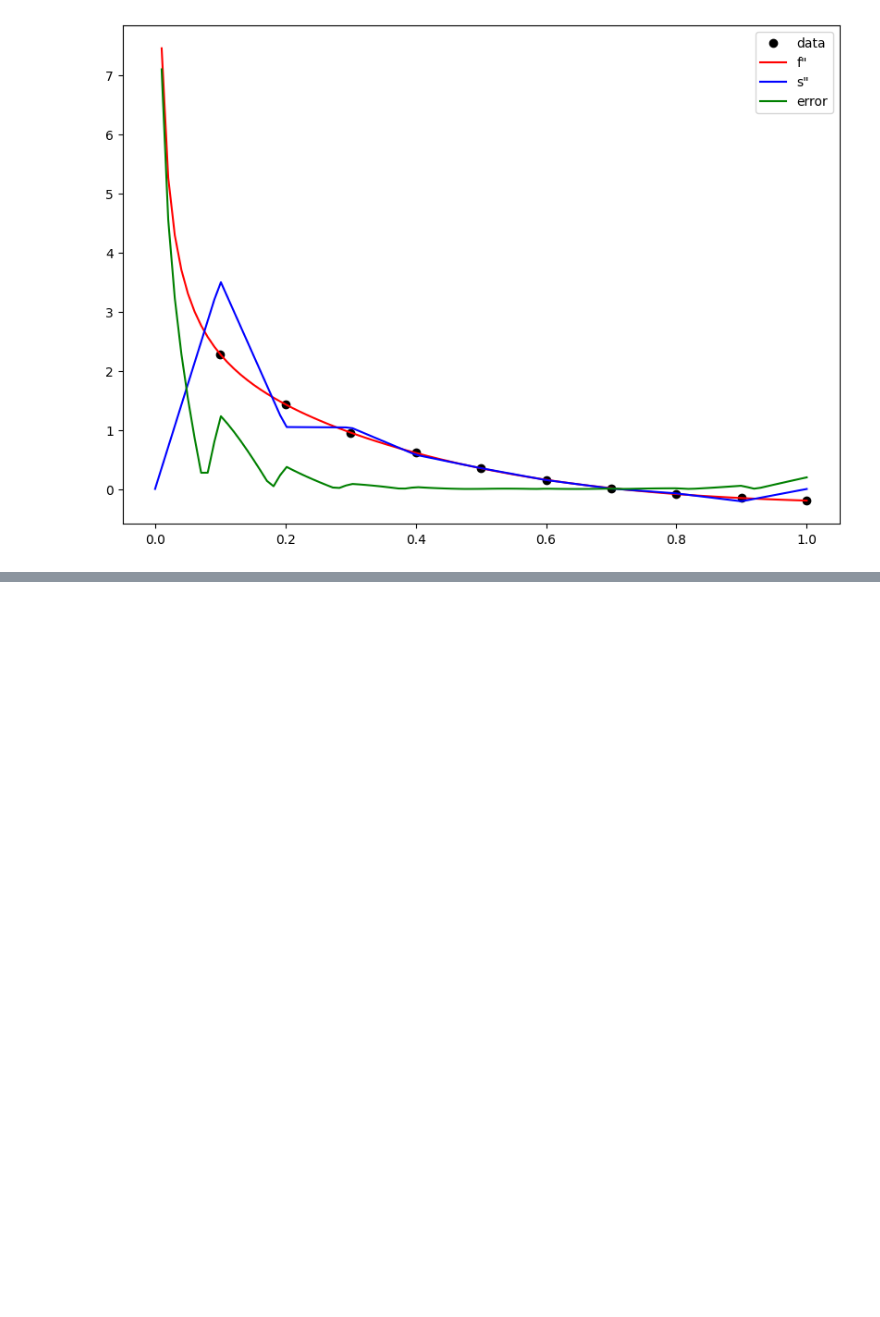
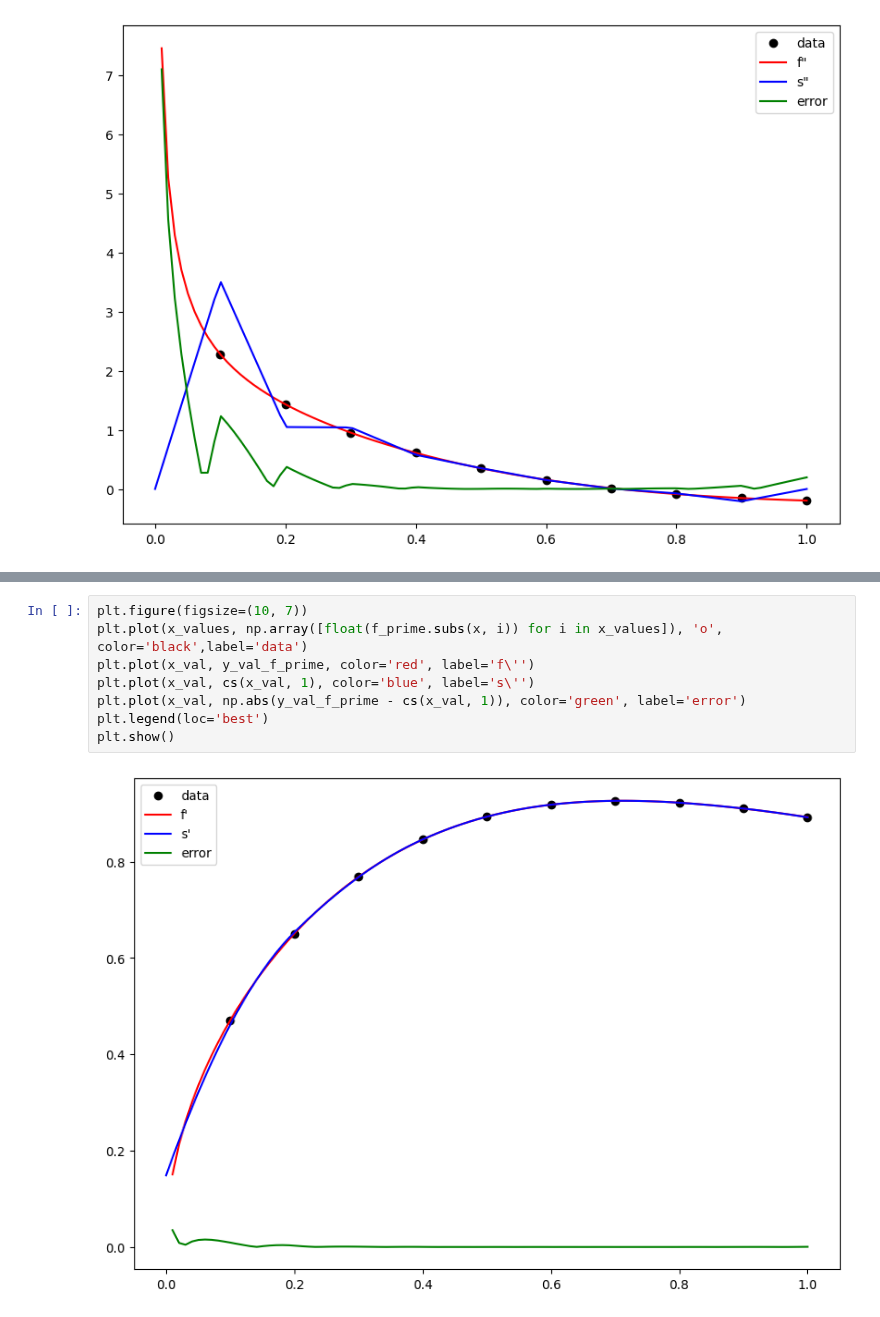
Before and after one commit to pooyanosk1382/numericalAnalysis, a Jupyter notebook: Spline.ipynb, the cells around one changed output, grey strips where cells are left out. Drawn from its saved outputs; the diff is of its cells as text; blank space fills up the shorter version.

```diff
--- a/Spline.ipynb
+++ b/Spline.ipynb
@@ -143,0 +159,10 @@ plt.show()
+# %%
+plt.figure(figsize=(10, 7))
+plt.plot(x_values, np.array([float(f_prime.subs(x, i)) for i in x_values]), 'o', color='black',label='data')
+plt.plot(x_val, y_val_f_prime, color='red', label='f\'')
+plt.plot(x_val, cs(x_val, 1), color='blue', label='s\'')
+plt.plot(x_val, np.abs(y_val_f_prime - cs(x_val, 1)), color='green', label='error')
+plt.legend(loc='best')
+plt.show()
+# %% [output]
+[figure, added]
```
Also changed, not shown: parts of 6 cells of this notebook.
